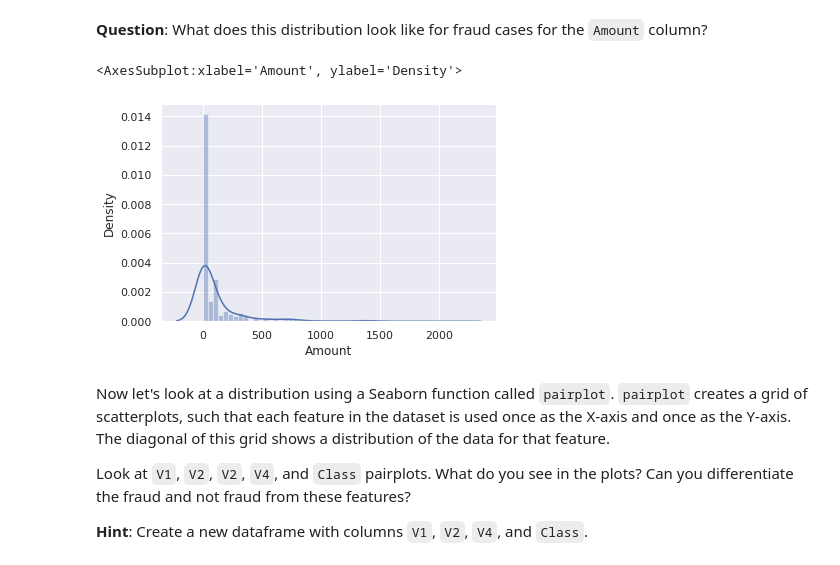
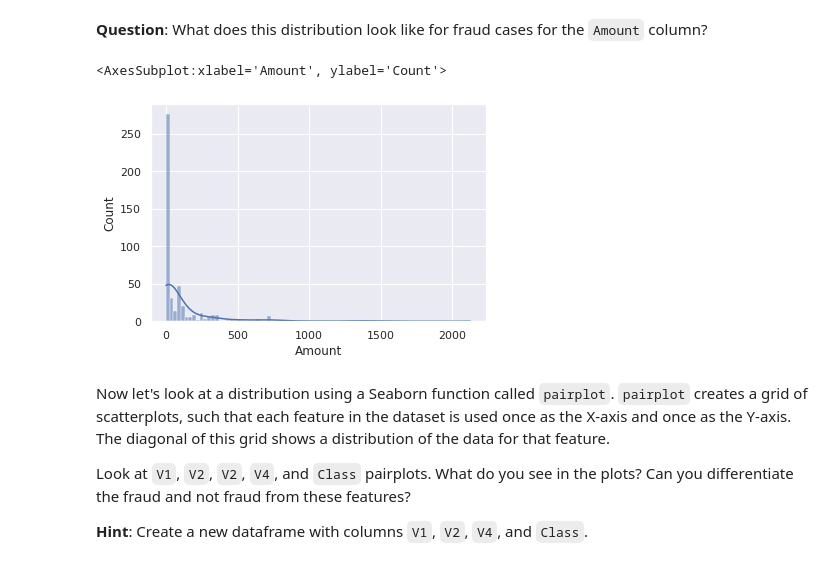
Before and after one commit to angry-birdman/aws-sagemaker-lab, a Jupyter notebook: Credit_Card_Fraud_Detection-Student.ipynb, the cells around one changed output. Saved outputs shown, nothing was run; the diff lists cells and outputs as text; code cells hidden in the pictures.

```diff
--- a/Credit_Card_Fraud_Detection-Student.ipynb
+++ b/Credit_Card_Fraud_Detection-Student.ipynb
@@ -329,10 +340,10 @@ sns.distplot(df[df['Class'] == 1]['Time'])
 # %% [markdown]
 **Question**: What does this distribution look like for fraud cases for the `Amount` column?
 # %%
-sns.distplot(df[df['Class'] == 1]['Amount'])# Enter your code here
+sns.histplot(df[df['Class'] == 1]['Amount'], kde=True)# Enter your code here
 # %% [output]
-<AxesSubplot:xlabel='Amount', ylabel='Density'>
+<AxesSubplot:xlabel='Amount', ylabel='Count'>
-[figure, old version]
+[figure, new version]
 # %% [markdown]
 Now let's look at a distribution using a Seaborn function called `pairplot`. `pairplot` creates a grid of scatterplots, such that each feature in the dataset is used once as the X-axis and once as the Y-axis. The diagonal of this grid shows a distribution of the data for that feature.
 
```
Also changed, not shown: parts of 5 cells of this notebook.
